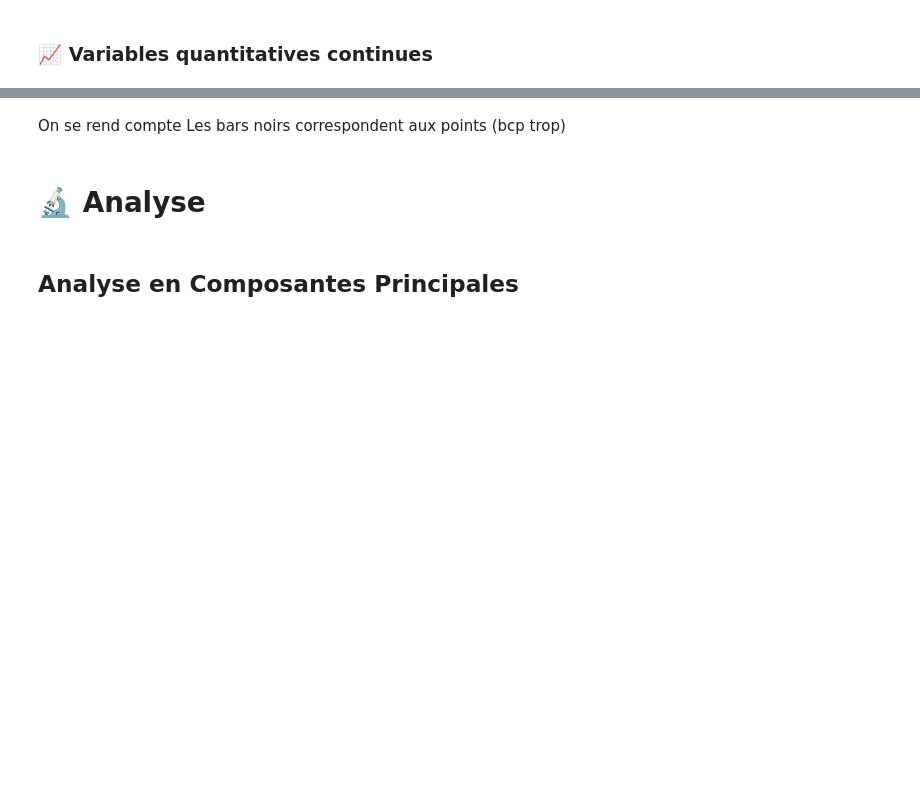
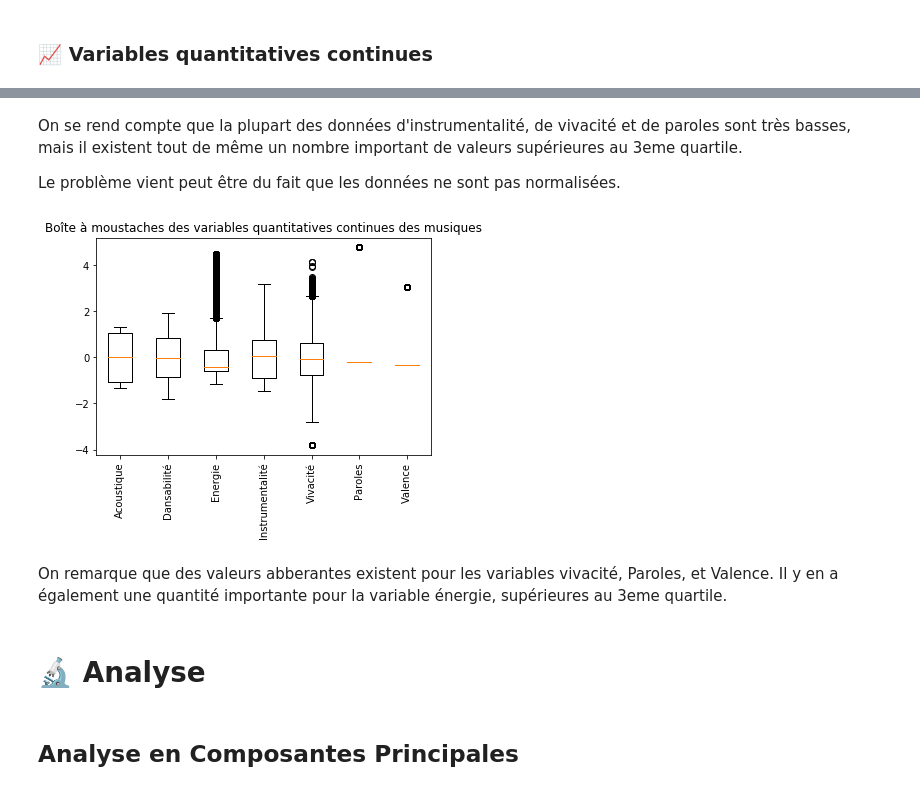
Before and after one commit to AlixANNERAUD/Music_danceability_prediction, a Jupyter notebook: Projet.ipynb, the cells around one changed output, grey strips where cells are left out. Saved outputs shown, nothing was run; the diff lists cells and outputs as text; code cells hidden in the pictures; blank space fills up the shorter version.

Commit message:
boîte à moustaaches normalisée + orthographe

```diff
--- a/Projet.ipynb
+++ b/Projet.ipynb
@@ -228,6 +228,19 @@ plt.show()
-# %% [markdown]
-On se rend compte
-Les bars noirs correspondent aux points (bcp trop)
+# %% [markdown]
+On se rend compte que la plupart des données d'instrumentalité, de vivacité et de paroles sont très basses, mais il existent tout de même un nombre important de valeurs supérieures au 3eme quartile.
+
+Le problème vient peut être du fait que les données ne sont pas normalisées.
+# %%
+Boxplot_Data = [Quantitatives_Variables_Scaled[:, acousticness], Quantitatives_Variables_Scaled[:, danceability], Quantitatives_Variables_Scaled[:, energy], Quantitatives_Variables_Scaled[:, instrumentalness], Quantitatives_Variables_Scaled[:, liveness], Quantitatives_Variables_Scaled[:, speechiness], Quantitatives_Variables_Scaled[:, valence]]
+
+plt.boxplot(Boxplot_Data)
+plt.title("Boîte à moustaches des variables quantitatives continues des musiques")
+plt.xticks([1, 2, 3, 4, 5, 6, 7], ["Acoustique", "Dansabilité", "Energie", "Instrumentalité", "Vivacité", "Paroles", "Valence"], rotation='vertical')
+plt.savefig("./Images/Boîte à moustaches des caractéristiques continues des musiques.svg")
+plt.show()
+# %% [output]
+[figure, added]
+# %% [markdown]
+On remarque que des valeurs abberantes existent pour les variables vivacité, Paroles, et Valence. Il y en a également une quantité importante pour la variable énergie, supérieures au 3eme quartile.
 # %% [markdown]
 # 🔬 Analyse
 # %% [markdown]
```
Also changed, not shown: parts of 10 cells of this notebook, 5 other files.
